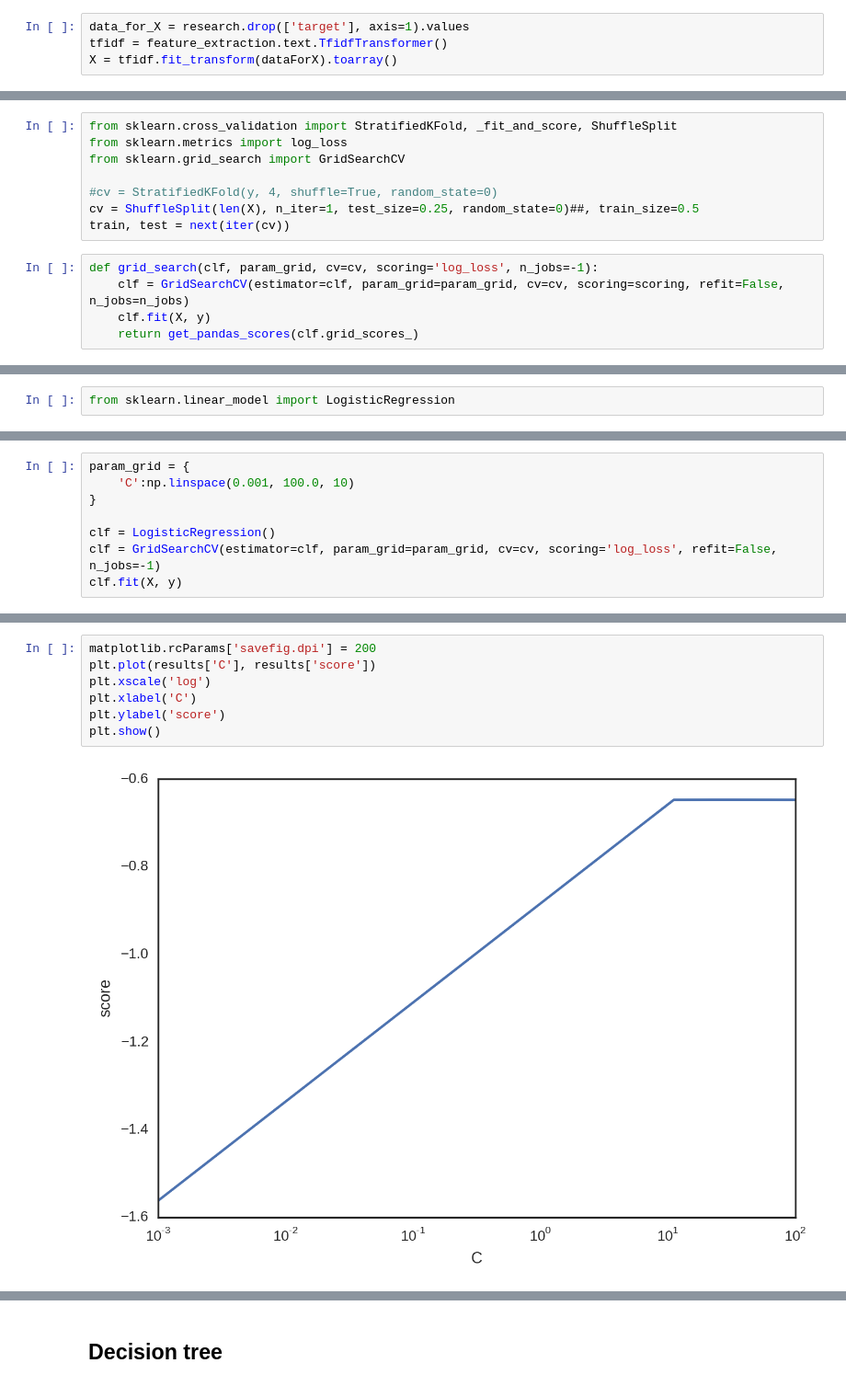
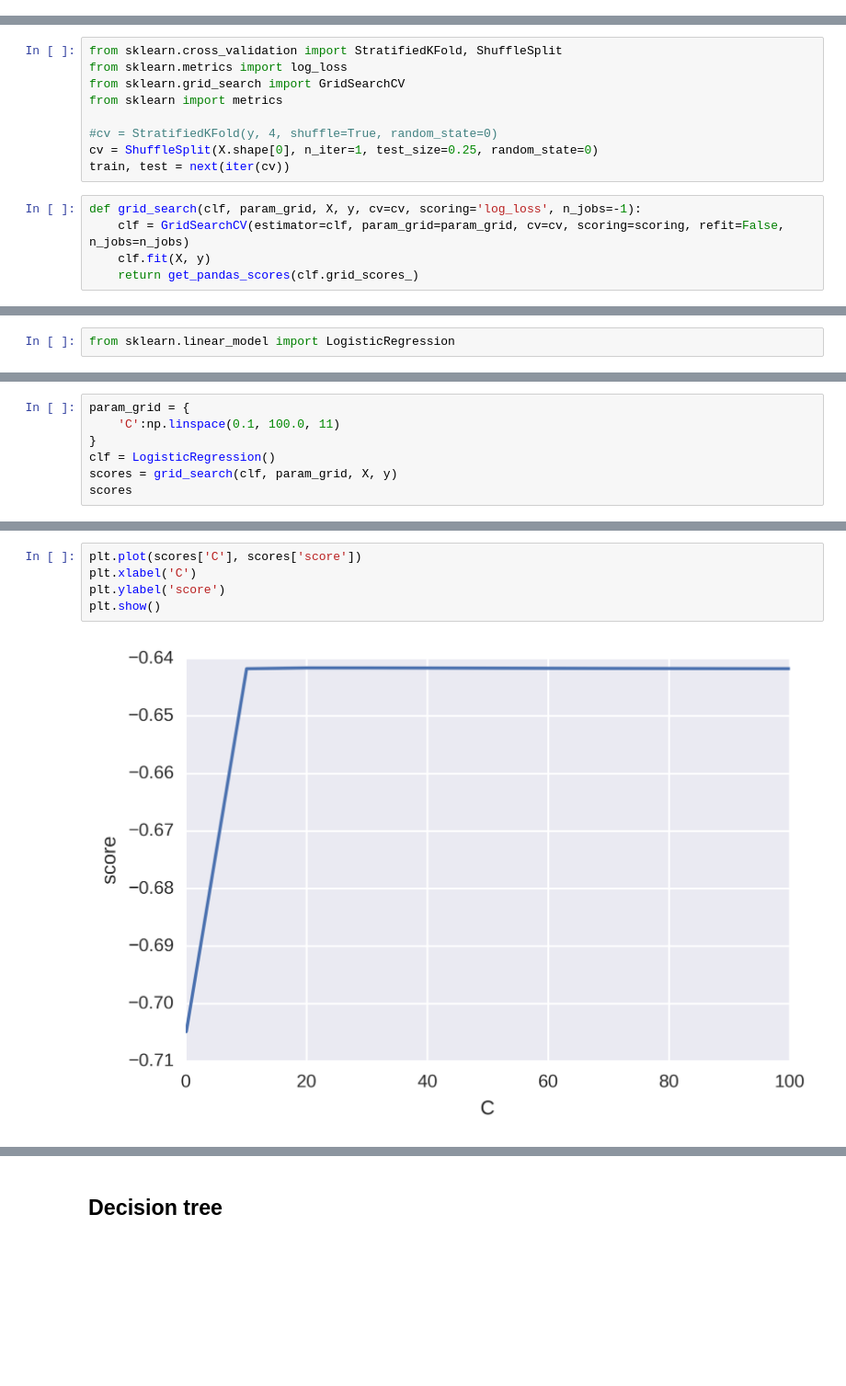
Before and after one commit to Egor-Krivov/ml, a Jupyter notebook: product_classification/models.ipynb, the cells around one changed output, grey strips where cells are left out. Shown at 92% size. Cells and saved outputs as stored; diff of their text form; blank space fills up the shorter version.

```diff
--- a/product_classification/models.ipynb
+++ b/product_classification/models.ipynb
@@ -92,19 +131,16 @@ fg.set(xlim=(0, 50));
-# %%
-data_for_X = research.drop(['target'], axis=1).values
-tfidf = feature_extraction.text.TfidfTransformer()
-X = tfidf.fit_transform(dataForX).toarray()
 # %% [markdown]
 # Applying models
 # %%
-from sklearn.cross_validation import StratifiedKFold, _fit_and_score, ShuffleSplit
+from sklearn.cross_validation import StratifiedKFold, ShuffleSplit
 from sklearn.metrics import log_loss
 from sklearn.grid_search import GridSearchCV
+from sklearn import metrics
 
 #cv = StratifiedKFold(y, 4, shuffle=True, random_state=0)
-cv = ShuffleSplit(len(X), n_iter=1, test_size=0.25, random_state=0)##, train_size=0.5
+cv = ShuffleSplit(X.shape[0], n_iter=1, test_size=0.25, random_state=0)
 train, test = next(iter(cv))
 # %%
-def grid_search(clf, param_grid, cv=cv, scoring='log_loss', n_jobs=-1):
+def grid_search(clf, param_grid, X, y, cv=cv, scoring='log_loss', n_jobs=-1):
     clf = GridSearchCV(estimator=clf, param_grid=param_grid, cv=cv, scoring=scoring, refit=False, n_jobs=n_jobs)
     clf.fit(X, y)
     return get_pandas_scores(clf.grid_scores_)
@@ -117,9 +151,8 @@ from sklearn.linear_model import LogisticRegression
 # %%
 param_grid = {
-    'C':np.linspace(0.001, 100.0, 10)
+    'C':np.linspace(0.1, 100.0, 11)
 }
-
 clf = LogisticRegression()
-clf = GridSearchCV(estimator=clf, param_grid=param_grid, cv=cv, scoring='log_loss', refit=False, n_jobs=-1)
-clf.fit(X, y)
+scores = grid_search(clf, param_grid, X, y)
+scores
 # %% [output]
@@ -153,9 +171,7 @@ results
 # %%
-matplotlib.rcParams['savefig.dpi'] = 200
-plt.plot(results['C'], results['score'])
-plt.xscale('log')
+plt.plot(scores['C'], scores['score'])
 plt.xlabel('C')
 plt.ylabel('score')
 plt.show()
 # %% [output]
-[figure, old version]
+[figure, new version]
```
Also changed, not shown: parts of 70 cells of this notebook, 2 other files.
